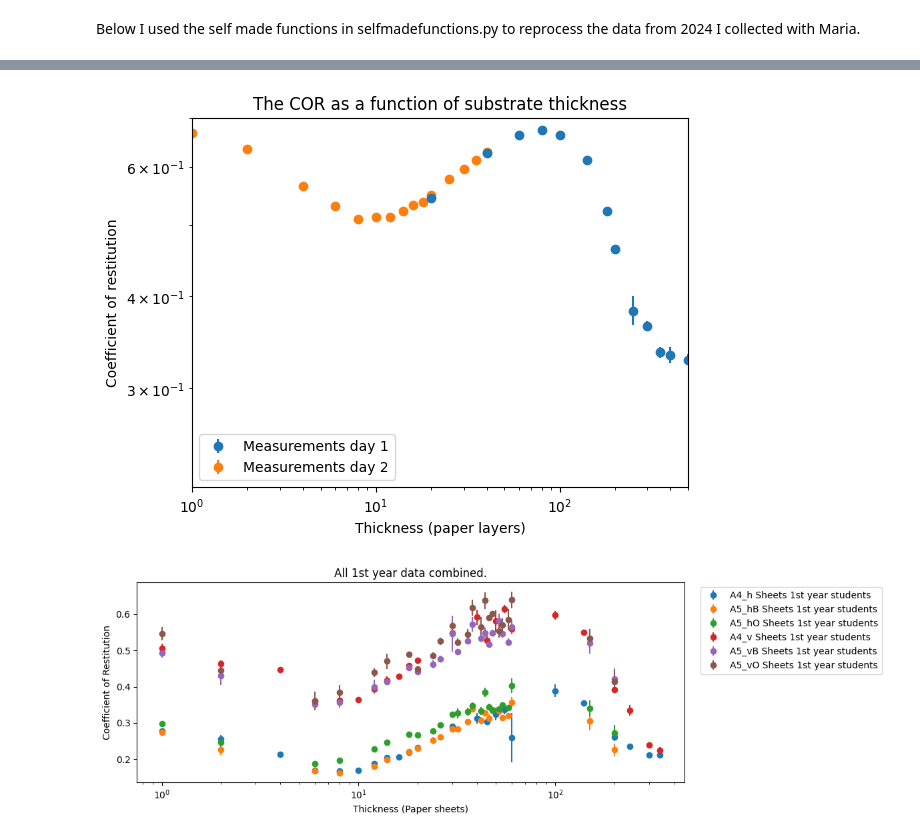
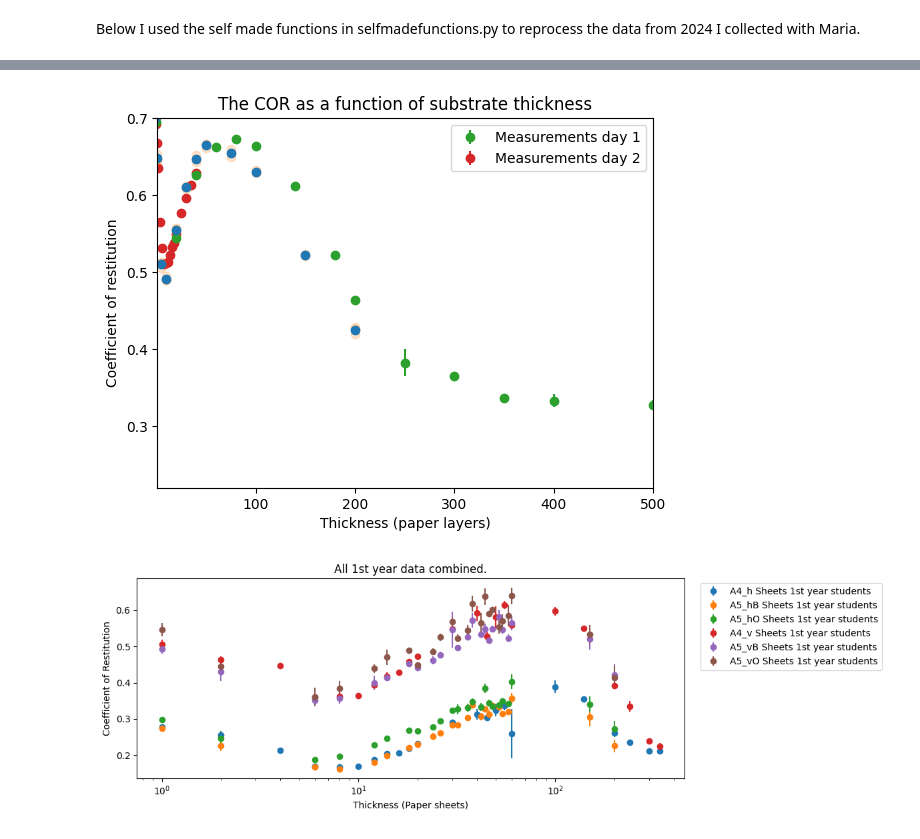
Before and after one commit to joshuadijksman/paperstack, a Jupyter notebook: Manou_version/code/Manou_Liesker_combinedata.ipynb, the cells around one changed output, grey strips where cells are left out. Saved outputs shown, nothing was run; the diff lists cells and outputs as text; code cells hidden in the pictures.

Commit message:
added new experimental data
new measurements added of a density of 80g/m^2 and combined with earlier results within combinedata.ipynb. Really promising

```diff
--- a/Manou_version/code/Manou_Liesker_combinedata.ipynb
+++ b/Manou_version/code/Manou_Liesker_combinedata.ipynb
@@ -103,13 +103,45 @@ results = results.sort_values("Thickness").reset_index(drop=True)
 # %% [markdown]
 Below I used the self made functions in selfmadefunctions.py to reprocess the data from 2024 I collected with Maria.
 # %%
+importlib.reload(selfmadefunctions)
+inputfolder = Path(r"Z:\\Clean_Data\Data_Manou_Thesis_Clean\80d_newpaper")
+
+variable_type = "Number of Papers"
+Thickness_80d_newpaper_unique = [0, 1, 5, 10, 20, 30, 40, 50, 75, 100, 150, 200]
+Thickness_80d_newpaper = []
+COR_80d_newpaper = []
+Thickness_80d_newpaper_mm = []
+
+for t in Thickness_80d_newpaper_unique:
+    variable_value = f"{t} papers"
+
+    for j in range(1, 4):
+        filename = f"80d_newpaper_{t}t_{j}_clean"
+        cor_value = selfmadefunctions.COR_calculator_general(inputfolder=inputfolder,
+                                                                    variable_type=variable_type,
+                                                                    variable_value=variable_value,
+                                                                    filename=filename, Find_Plot=False,
+                                                                    Fit_Plot=False, Fit_Report=False)
+        COR_80d_newpaper.append(cor_value)
+        Thickness_80d_newpaper.append(t)
+
+COR_80d_newpaper [30] = np.nan
+
+
+Thickness_80d_newpaper, COR_80d_newpaper, COR_err_80d_newpaper, avg_COR_80d_newpaper, Thickness_80d_newpaper_unique = selfmadefunctions.get_avg_err(Thickness_80d_newpaper, COR_80d_newpaper)
+
+
+
+for t in Thickness_80d_newpaper_unique:
+    Thickness_80d_newpaper_mm.append(t * 0.1)
+
+plt.errorbar(Thickness_80d_newpaper_unique, avg_COR_80d_newpaper, yerr = COR_err_80d_newpaper, fmt = 'o', zorder = 2)
+plt.errorbar(Thickness_80d_newpaper, COR_80d_newpaper, fmt = 'o', alpha = 0.2, zorder = 1)
 plt.errorbar(T3_Thicknesses, T_COR, yerr= T_COR_err, fmt = 'o', label = "Measurements day 1", zorder = 1)
 plt.errorbar(V_Thicknesses, V_COR, yerr= V_COR_err, fmt = 'o', label = "Measurements day 2", zorder = 0)
 plt.title('The COR as a function of substrate thickness')
 plt.xlabel('Thickness (paper layers)')
 plt.ylabel('Coefficient of restitution')
-plt.xscale('log')
-plt.yscale('log')
 plt.ylim(0.22, 0.7)
 plt.xlim(1, 500)
 plt.legend()
@@ -118,4 +161,4 @@ plt.show()
-[figure, old version]
+[figure, new version]
 # %%
 plt.figure(figsize = (12,4))
 plt.errorbar(A4_h_Thickness, A4_h_COR, yerr = A4_h_COR_err, fmt = 'o', label = 'A4_h Sheets 1st year students')
```
Also changed, not shown: parts of 4 cells of this notebook, 1 other file.
